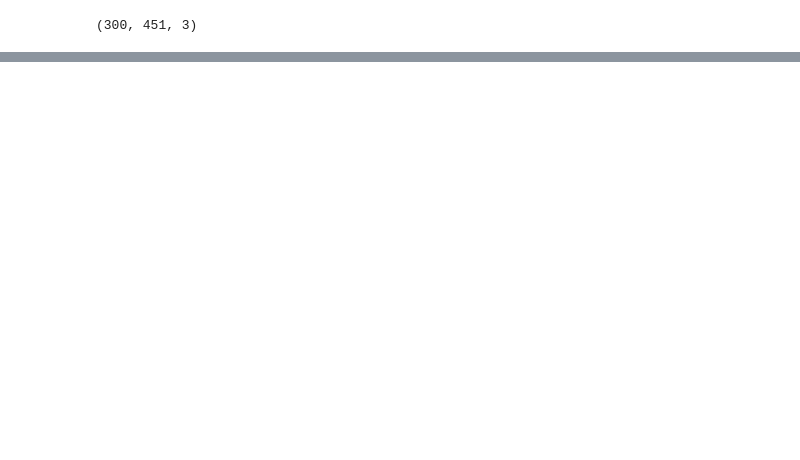
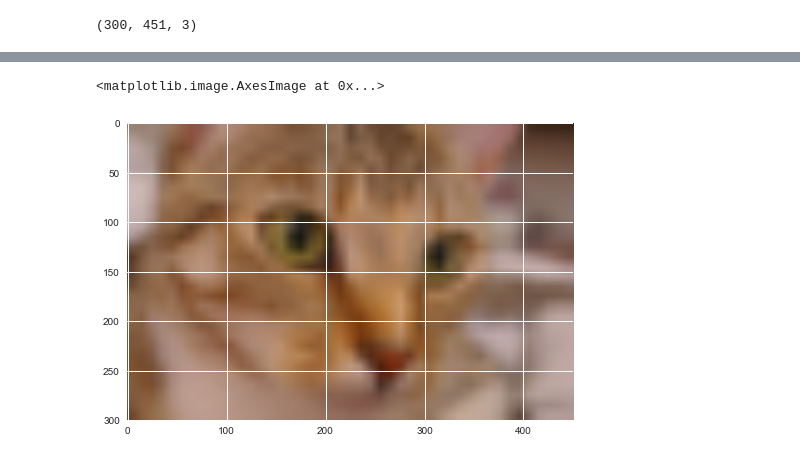
Before and after one commit to ZackAkil/image-fission, a Jupyter notebook: notebooks/1# test image manipulation.ipynb, the cells around one changed output, grey strips where cells are left out. Saved outputs shown, nothing was run; the diff lists cells and outputs as text; code cells hidden in the pictures; blank space fills up the shorter version.

```diff
--- a/notebooks/1# test image manipulation.ipynb
+++ b/notebooks/1# test image manipulation.ipynb
@@ -63,0 +71,5 @@ plt.imshow(rand_mut_crop(test_image, 100, 200))
+# %%
+plt.imshow(mut_pixelate(test_image,0.1))
+# %% [output]
+<matplotlib.image.AxesImage at 0x...>
+[figure, added]
```
Also changed, not shown: parts of 11 cells of this notebook.
